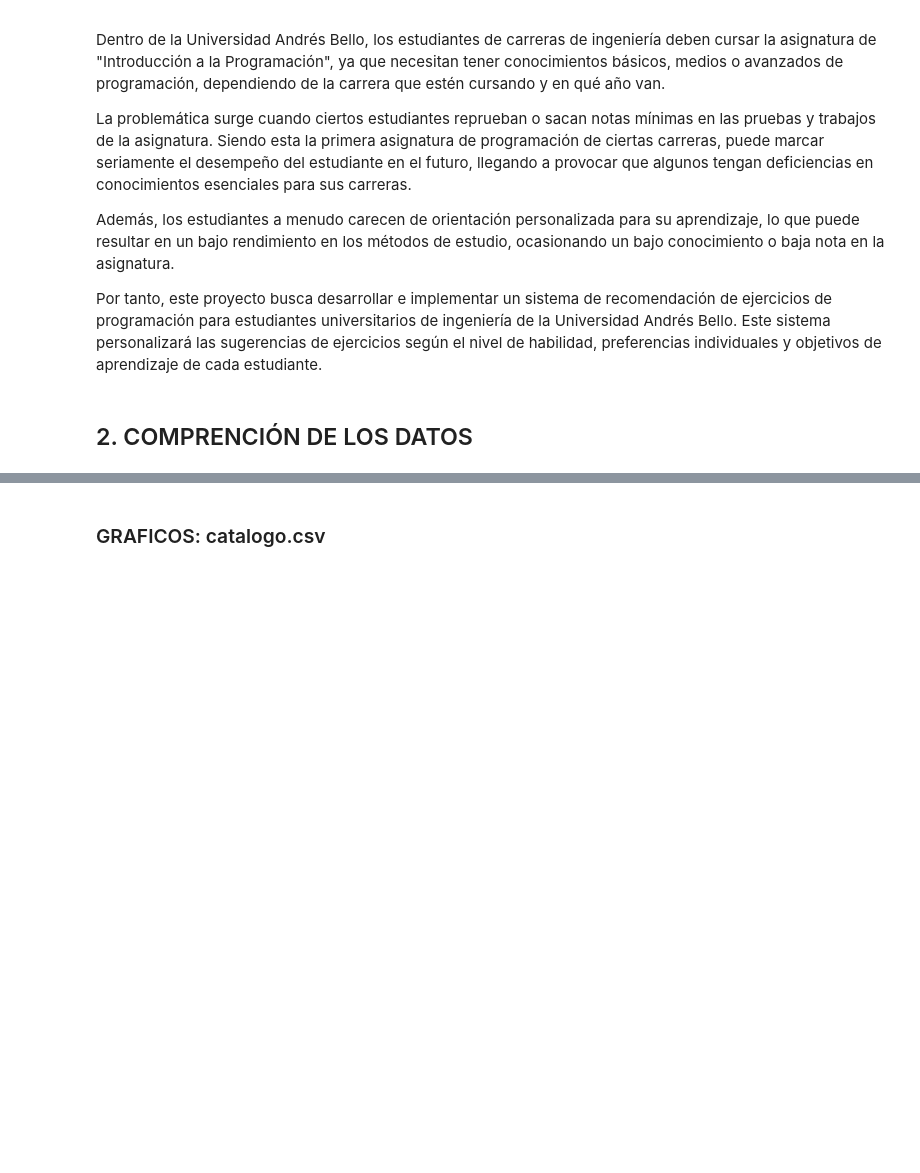
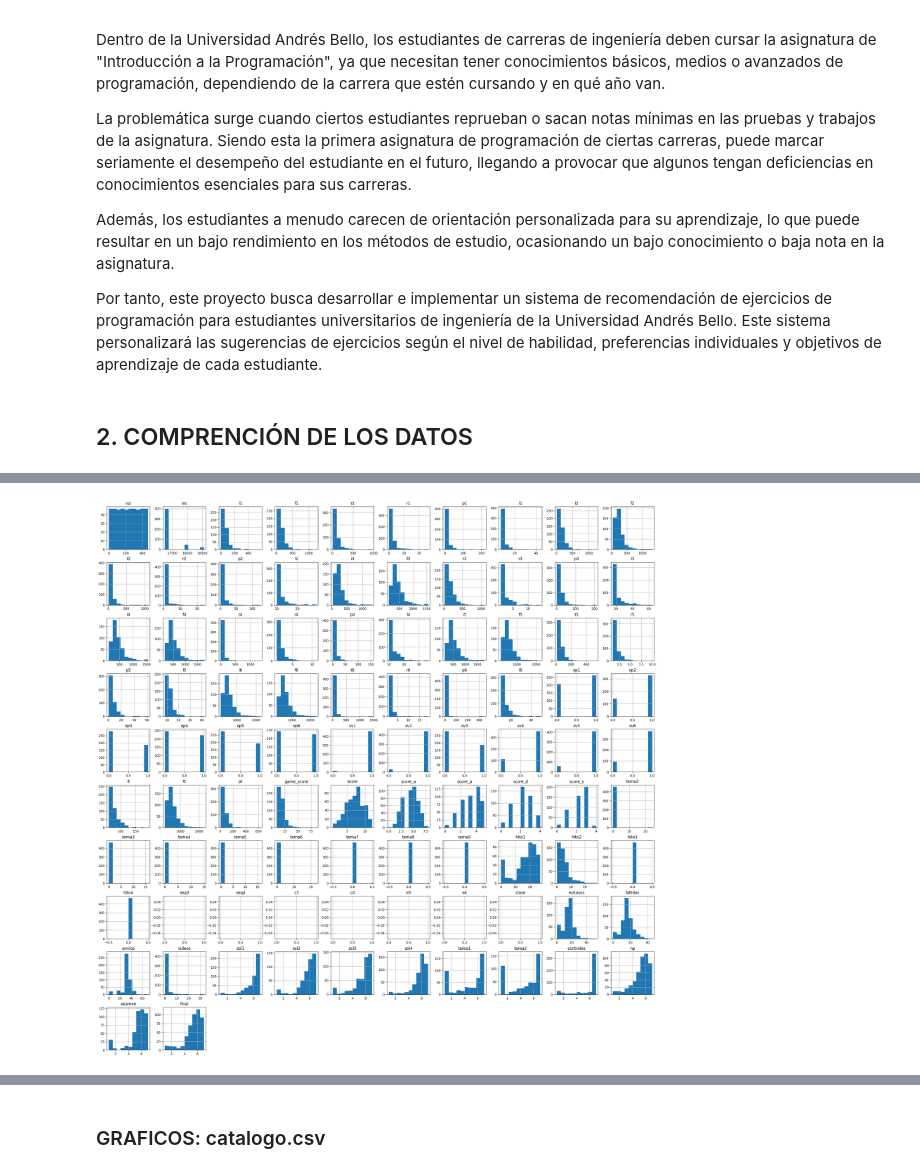
Before and after one commit to edgar-ramxs/RecSysUnab, a Jupyter notebook: RecSysUnab.ipynb, the cells around one changed output, grey strips where cells are left out. Drawn from its saved outputs; the diff is of its cells as text; code cells hidden in the pictures; blank space fills up the shorter version.

```diff
--- a/RecSysUnab.ipynb
+++ b/RecSysUnab.ipynb
@@ -251,6 +443,8 @@ plt.show()
 # %%
 # DISTRIBUCIÓN DE LOS DATOS: DATA_A
-df_data_a.hist(figsize=(28, 20))
+df_data_a.hist(figsize=(30,30))
 plt.show()
+# %% [output]
+[figure, added]
 # %%
 # DISTRIBUCIÓN DE LOS DATOS: DATA_A_2021
```
Also changed, not shown: parts of 69 cells of this notebook, 10 other files.
